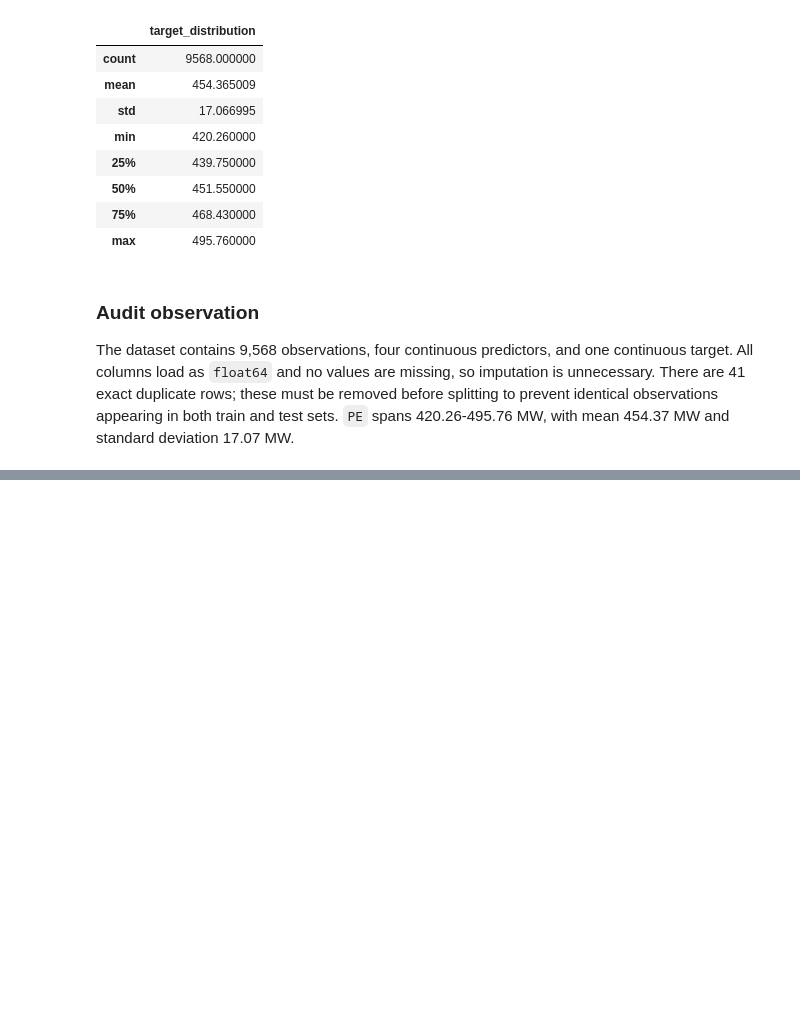
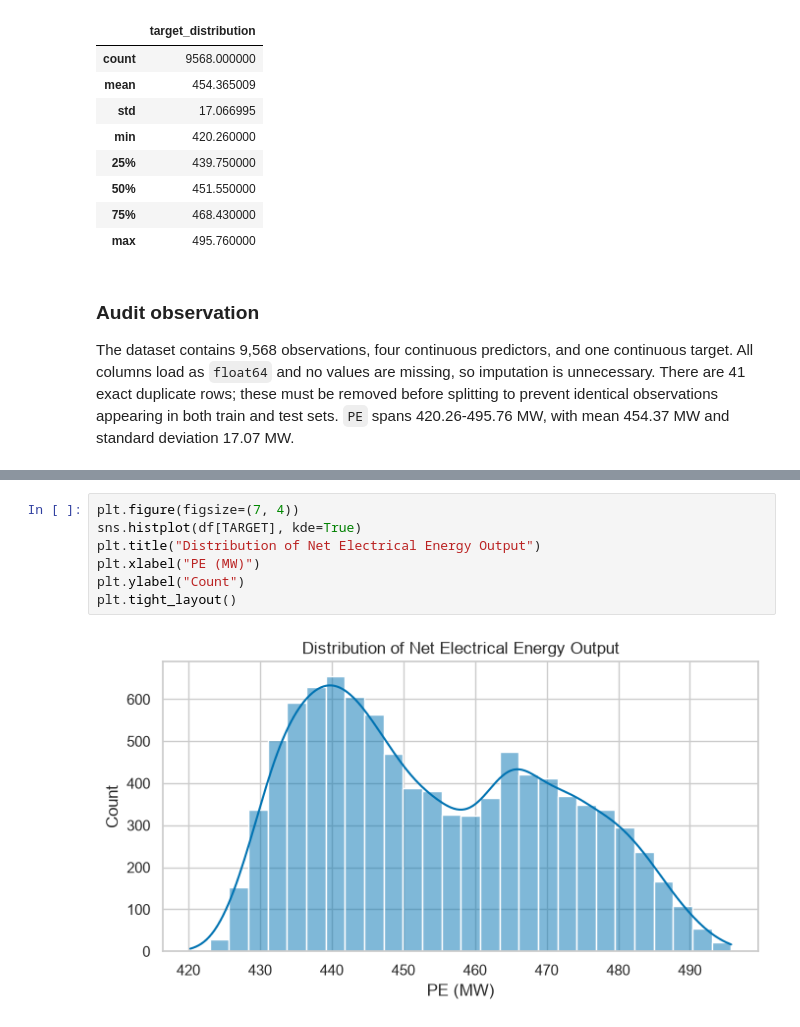
Before and after one commit to arhamgarg/ml-capstone, a Jupyter notebook: notebooks/regression.ipynb, the cells around one changed output, grey strips where cells are left out. Cells and saved outputs as stored; diff of their text form; blank space fills up the shorter version.

```diff
--- a/notebooks/regression.ipynb
+++ b/notebooks/regression.ipynb
@@ -82,0 +97,9 @@ The dataset contains 9,568 observations, four continuous predictors, and one con
+# %%
+plt.figure(figsize=(7, 4))
+sns.histplot(df[TARGET], kde=True)
+plt.title("Distribution of Net Electrical Energy Output")
+plt.xlabel("PE (MW)")
+plt.ylabel("Count")
+plt.tight_layout()
+# %% [output]
+[figure, added]
```
Also changed, not shown: parts of 8 cells of this notebook.
